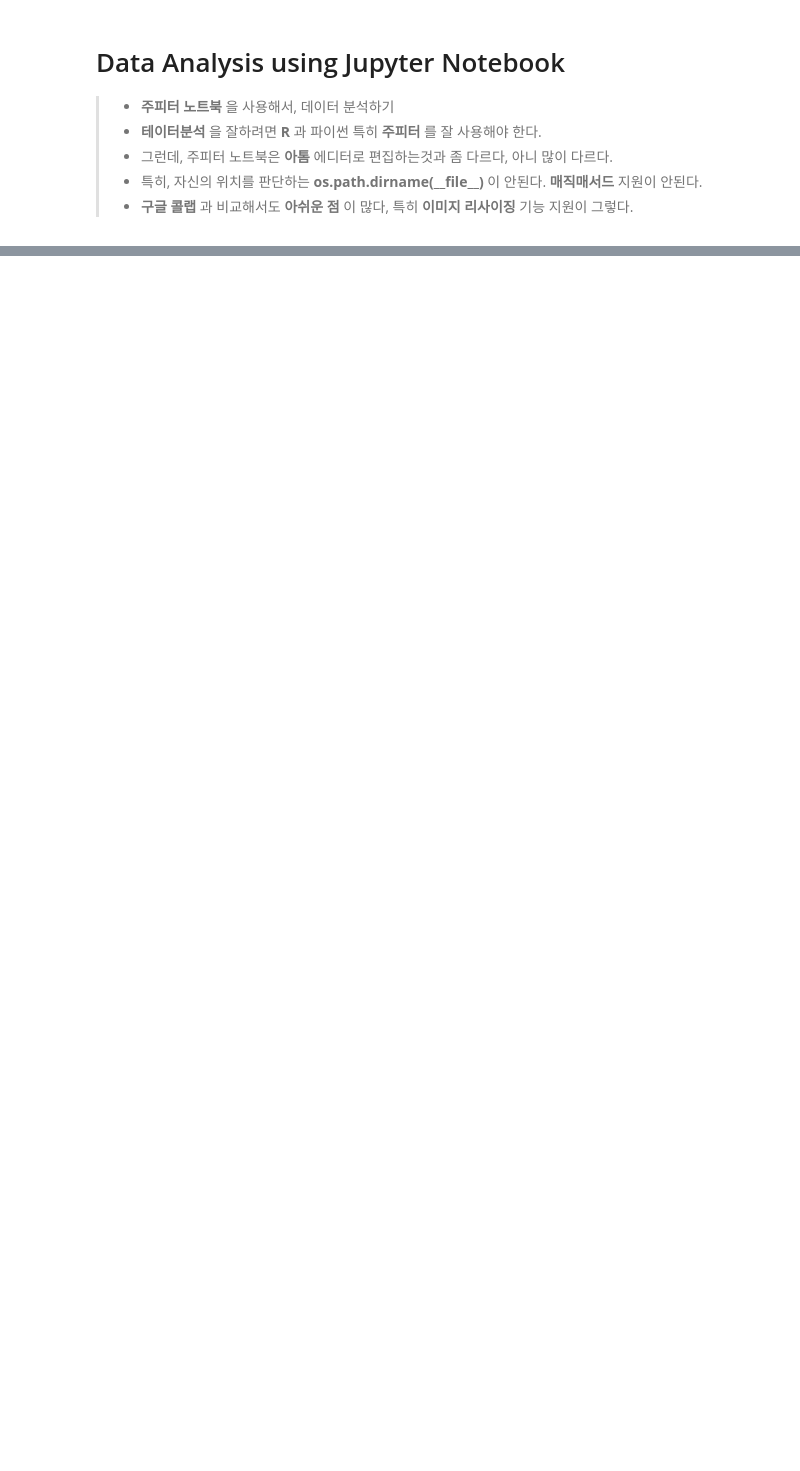
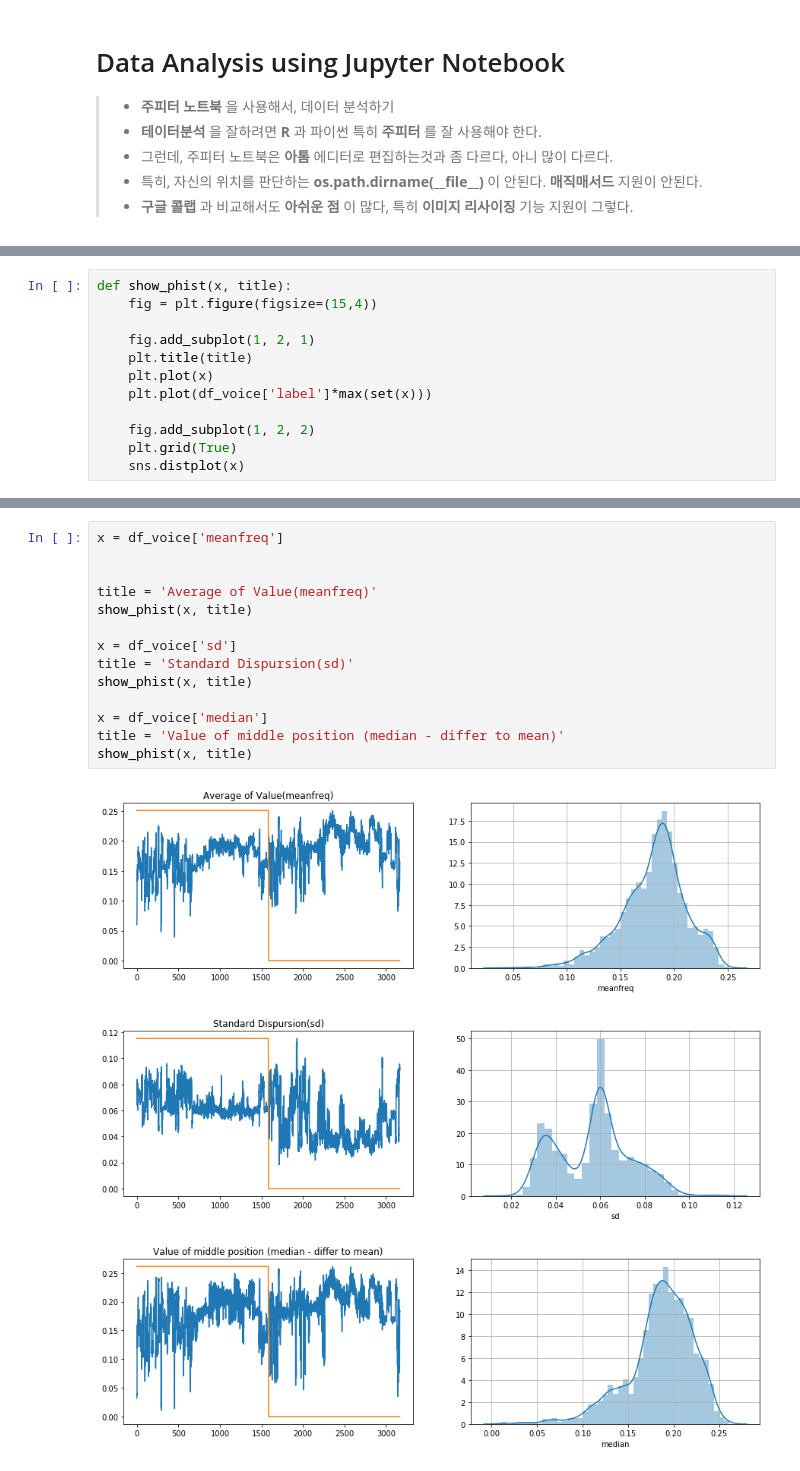
Before and after one commit to onitonitonito/deep_MLDL, a Jupyter notebook: colab_notebooks/bostonc_suburb.ipynb, the cells around one changed output, grey strips where cells are left out. Drawn from its saved outputs; the diff is of its cells as text; blank space fills up the shorter version.

```diff
--- a/colab_notebooks/bostonc_suburb.ipynb
+++ b/colab_notebooks/bostonc_suburb.ipynb
@@ -24,0 +85,12 @@ NameError: name '__file__' is not defined
+# %%
+def show_phist(x, title):
+    fig = plt.figure(figsize=(15,4))
+
+    fig.add_subplot(1, 2, 1)
+    plt.title(title)
+    plt.plot(x)
+    plt.plot(df_voice['label']*max(set(x)))
+
+    fig.add_subplot(1, 2, 2)
+    plt.grid(True)
+    sns.distplot(x)
@@ -24,0 +105,18 @@ NameError: name '__file__' is not defined
+# %%
+x = df_voice['meanfreq']
+
+
+title = 'Average of Value(meanfreq)'
+show_phist(x, title)
+
+x = df_voice['sd']
+title = 'Standard Dispursion(sd)'
+show_phist(x, title)
+
+x = df_voice['median']
+title = 'Value of middle position (median - differ to mean)'
+show_phist(x, title)
+# %% [output]
+[figure, added]
+[figure, added]
+[figure, added]
```
Also changed, not shown: parts of 10 cells of this notebook, 1 other file.
